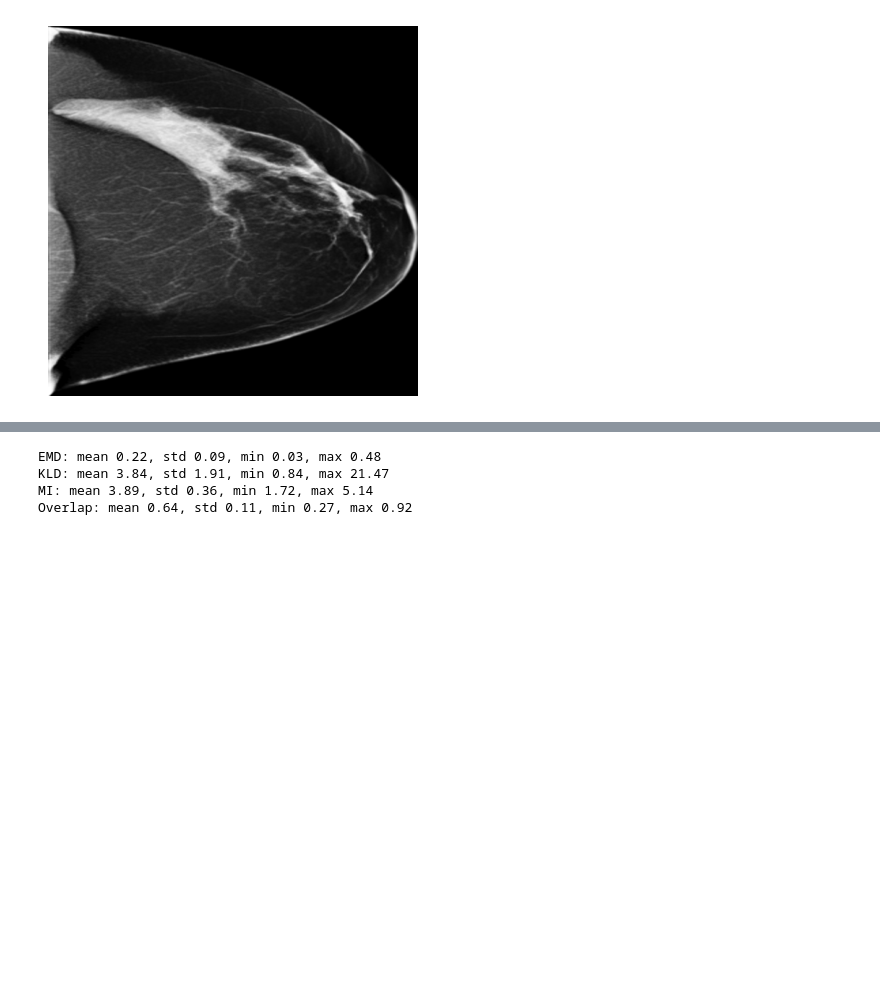
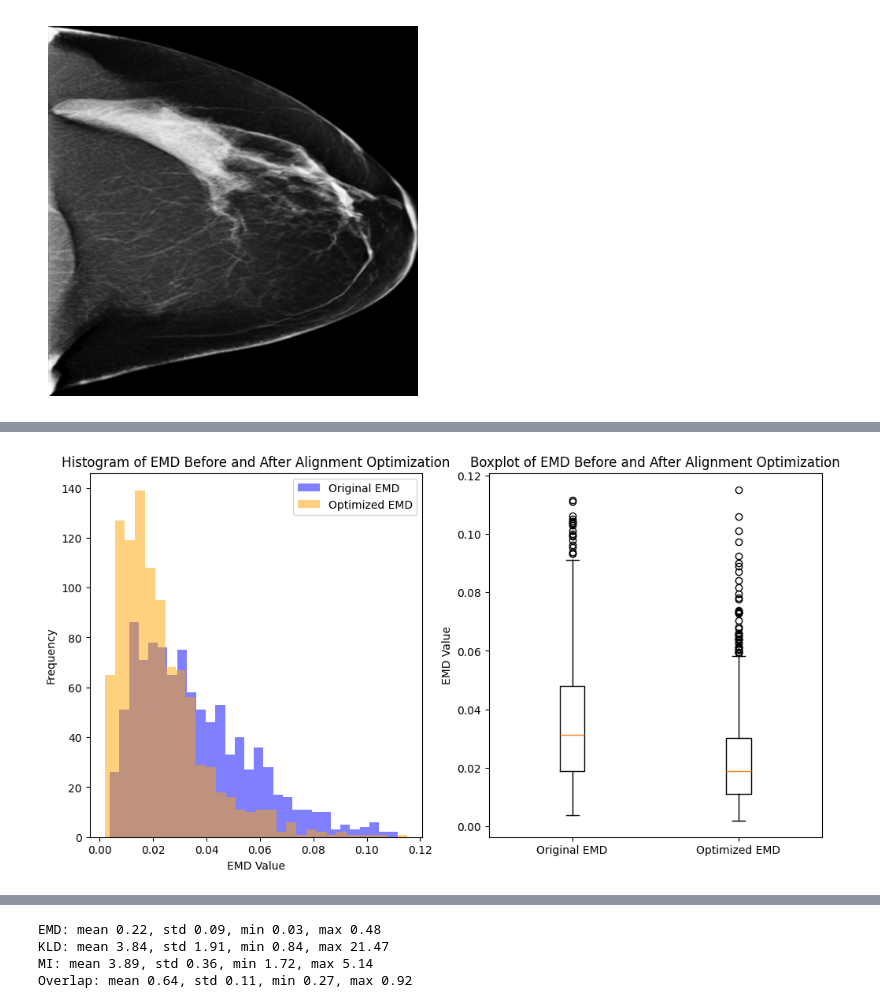
Before and after one commit to XYPB/Pectoral-Muscle-Removal-From-Mammograms, a Jupyter notebook: pectoral-segmentation.ipynb, the cells around one changed output, grey strips where cells are left out. Cells and saved outputs as stored; diff of their text form; code cells hidden in the pictures; blank space fills up the shorter version.

```diff
--- a/pectoral-segmentation.ipynb
+++ b/pectoral-segmentation.ipynb
@@ -460,0 +689,41 @@ plt.show()
+# %%
+# img_idx = 13
+
+emd_list_opt = []
+emd_list_orig = []
+for img_idx in tqdm(range(1000)):
+
+    mlo_img = Image.open(paired_images[img_idx][0]).convert('L')
+    cc_img = Image.open(paired_images[img_idx][1]).convert('L')
+    mlo_img = mlo_img.resize((512, 512))
+    cc_img = cc_img.resize((512, 512))
+    mlo_img = np.array(mlo_img).squeeze()
+    cc_img = np.array(cc_img).squeeze()
+    # display images in a 2-column format using plt
+    # plt.subplot(1, 2, 1)
+    # plt.imshow(mlo_img, cmap='gray')
+    # plt.title('MLO')
+    # plt.subplot(1, 2, 2)
+    # plt.imshow(cc_img, cmap='gray')
+    # plt.title('CC')
+    # plt.show()
+    opt_emd, orig_emd = apply_alignment(mlo_img, cc_img)
+    emd_list_opt.append(opt_emd)
+    emd_list_orig.append(orig_emd)
+
+# plot histogram of emd_list_opt and emd_list_orig side by side
+plt.figure(figsize=(12, 6))
+plt.subplot(1, 2, 1)
+plt.hist(emd_list_orig, bins=30, alpha=0.5, color='blue', label='Original EMD')
+plt.hist(emd_list_opt, bins=30, alpha=0.5, color='orange', label='Optimized EMD')
+plt.title('Histogram of EMD Before and After Alignment Optimization')
+plt.xlabel('EMD Value')
+plt.ylabel('Frequency')
+plt.legend()
+plt.subplot(1, 2, 2)
+plt.boxplot([emd_list_orig, emd_list_opt], labels=['Original EMD', 'Optimized EMD'])
+plt.title('Boxplot of EMD Before and After Alignment Optimization')
+plt.ylabel('EMD Value')
+plt.show()
+# %% [output]
+[figure, added]
```
Also changed, not shown: parts of 12 cells of this notebook.
